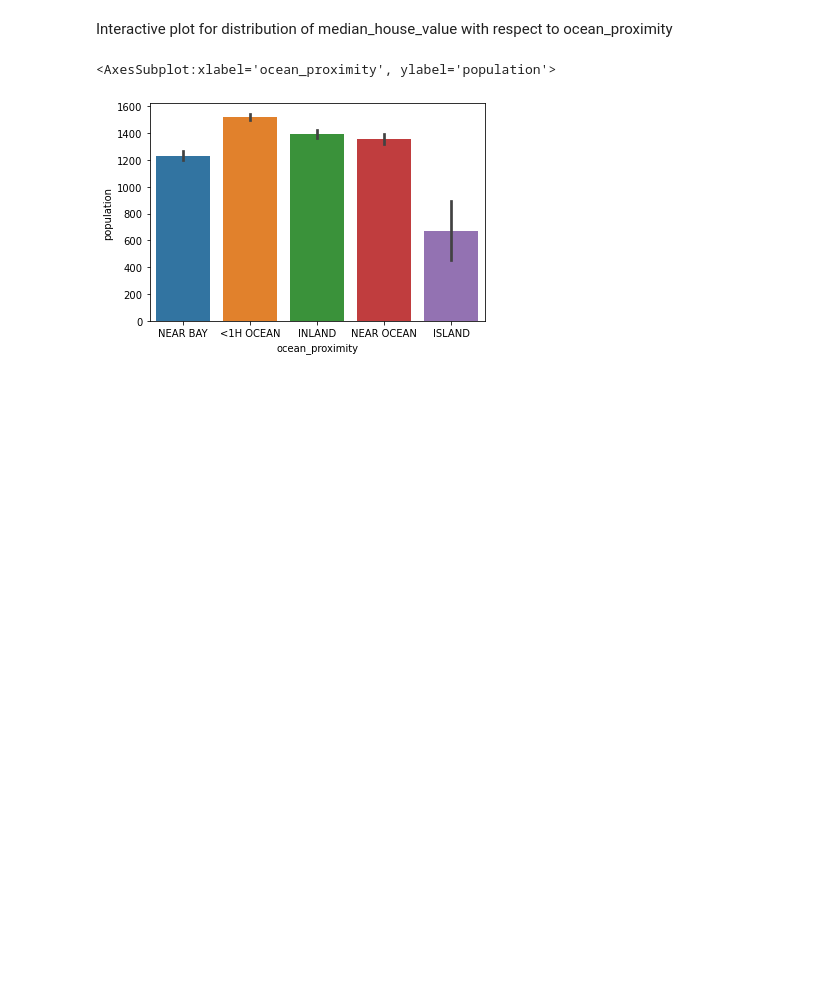
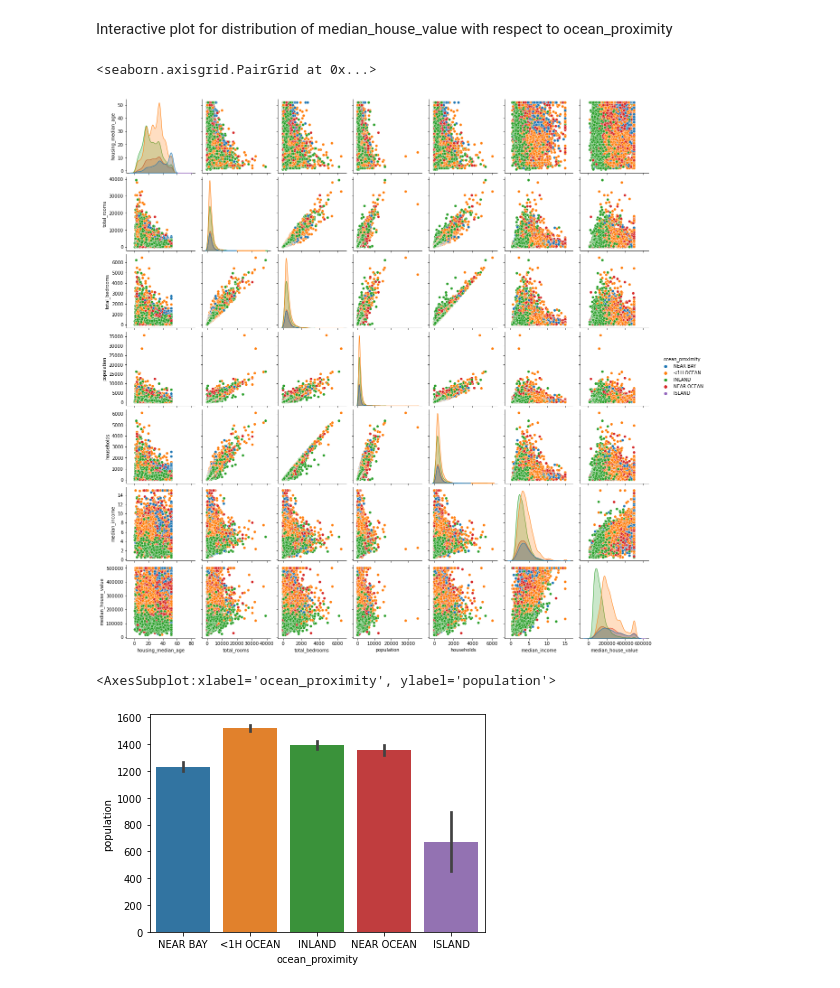
Before and after one commit to Gunwantt/Machine-Learning-, a Jupyter notebook: california_house/Predicting_median_house_value (california).ipynb, the cells around one changed output. Cells and saved outputs as stored; diff of their text form; code cells hidden in the pictures; blank space fills up the shorter version.

```diff
--- a/california_house/Predicting_median_house_value (california).ipynb
+++ b/california_house/Predicting_median_house_value (california).ipynb
@@ -168,7 +167,10 @@ px.histogram(data_frame=df, x='median_house_value', color = 'ocean_proximity', c
 # %% [markdown]
 Interactive plot for distribution of median_house_value with respect to ocean_proximity
 # %%
-#sns.pairplot(df.drop(['longitude', 'latitude'], axis=1),hue='ocean_proximity')
+sns.pairplot(df.drop(['longitude', 'latitude'], axis=1),hue='ocean_proximity')
+# %% [output]
+<seaborn.axisgrid.PairGrid at 0x...>
+[figure, added]
 # %%
 sns.barplot(data=df,x='ocean_proximity', y='population' )
 # %% [output]
```
Also changed, not shown: parts of 1 cell of this notebook.
